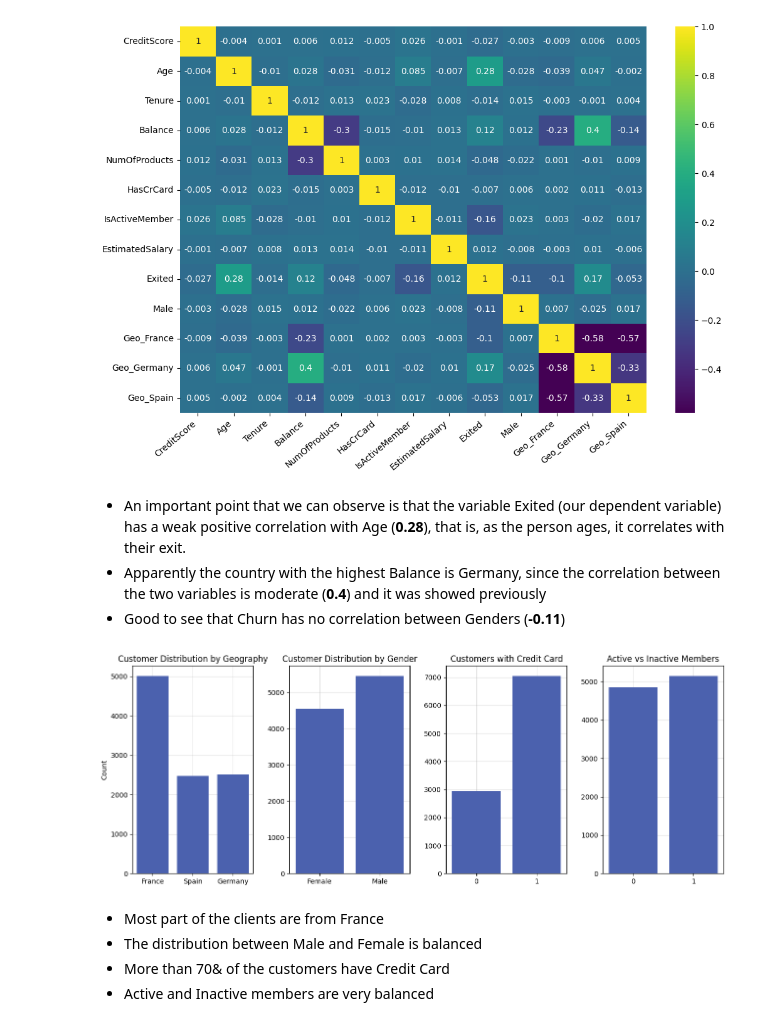
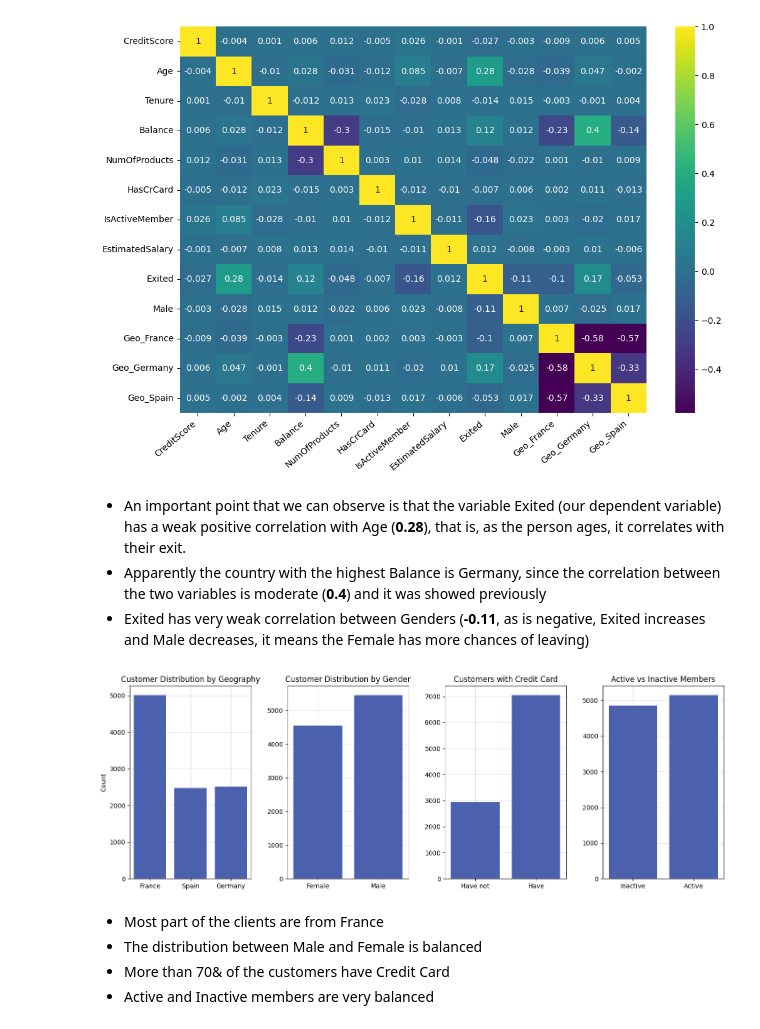
Before and after one commit to davirpp/Desafio-DS-Indicium, a Jupyter notebook: eda.ipynb, the cells around one changed output. Drawn from its saved outputs; the diff is of its cells as text; code cells hidden in the pictures.

Commit message:
Addind warning and fix charts

```diff
--- a/eda.ipynb
+++ b/eda.ipynb
@@ -91,10 +94,10 @@ plt.xticks(rotation=40, ha='right');
 # %% [markdown]
 * An important point that we can observe is that the variable Exited (our dependent variable) has a weak positive correlation with Age (**0.28**), that is, as the person ages, it correlates with their exit.
 * Apparently the country with the highest Balance is Germany, since the correlation between the two variables is moderate (**0.4**) and it was showed previously
-* Good to see that Churn has no correlation between Genders (**-0.11**)
+* Exited has very weak correlation between Genders (**-0.11**, as is negative, Exited increases and Male decreases, it means the Female has more chances of leaving)
 # %%
 # Create a figure with subplots for categorical variables
-plt.figure(figsize=(13, 5))
+plt.figure(figsize=(14, 5))
 
 # Geography distribution
 plt.subplot(141)
@@ -106,34 +109,36 @@ plt.grid(zorder=10, alpha=.4)
 plt.xticks(rotation=0)
 
 # Gender distribution
 plt.subplot(142)
 sns.countplot(data=df, x='Gender', color='#3a58bf', zorder=10)
 plt.title('Customer Distribution by Gender')
 plt.xlabel('')
 plt.ylabel('')
 plt.grid(zorder=10, alpha=.4)
 
 # HasCrCard distribution
 plt.subplot(143)
 sns.countplot(data=df, x='HasCrCard', color='#3a58bf', zorder=10)
 plt.title('Customers with Credit Card')
 plt.xlabel('')
 plt.ylabel('')
 plt.grid(zorder=10, alpha=.4)
+plt.xticks([0, 1], ['Have not', 'Have'])
 
 # IsActiveMember distribution
 plt.subplot(144)
 sns.countplot(data=df, x='IsActiveMember', color='#3a58bf', zorder=10)
 plt.title('Active vs Inactive Members')
 plt.xlabel('')
 plt.ylabel('')
 plt.grid(zorder=10, alpha=.4)
+plt.xticks([0, 1], ['Inactive', 'Active'])
 
 plt.tight_layout()
 plt.subplots_adjust(wspace=0.3)
 plt.show()
 # %% [output]
-[figure, old version]
+[figure, new version]
 # %% [markdown]
 * Most part of the clients are from France
 * The distribution between Male and Female is balanced
```
Also changed, not shown: parts of 5 cells of this notebook.
